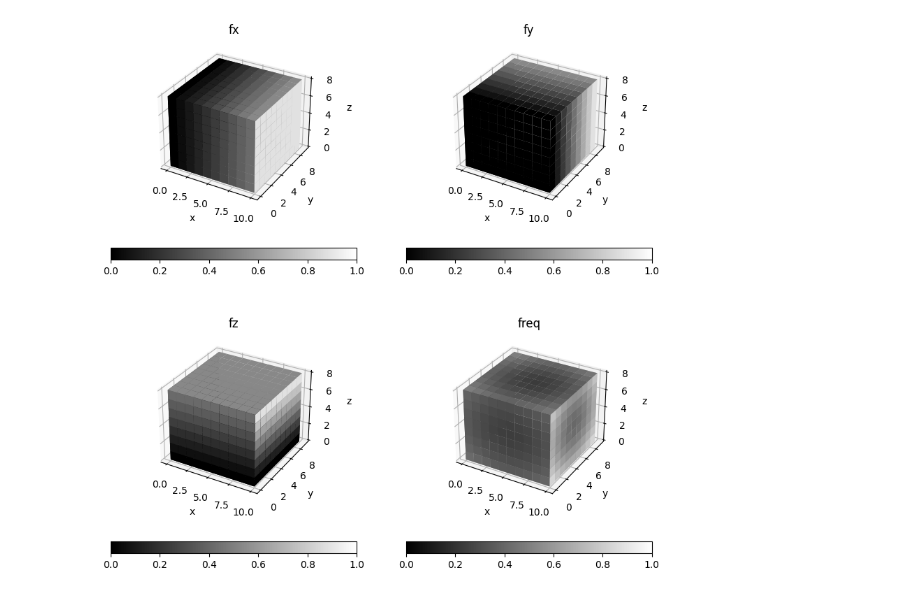
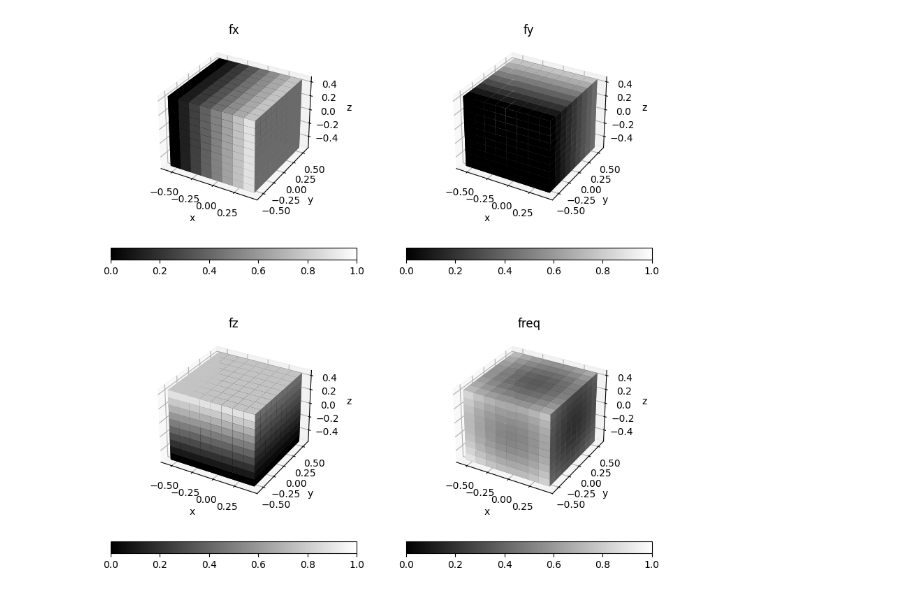
Before and after one commit to tom-a-horrocks/ppdenoise, a Jupyter notebook: test.ipynb, the cells around one changed output. Cells and saved outputs as stored; diff of their text form; code cells hidden in the pictures.

```diff
--- a/test.ipynb
+++ b/test.ipynb
@@ -60,35 +55,43 @@ ax.imshow(fftshift(angle_filter))
 # %%
+from ppdenoise.ppdenoise import _spaced_frequencies
 from collections import namedtuple
 from math import acos, sqrt, atan
 import numpy as np
 import matplotlib as mpl
 from mpl_toolkits.mplot3d import Axes3D
 
-plns, rows, cols = 8, 9, 10
-freq, fx, fy, fz = _filter_grids_3d(plns, rows, cols)
+def to_edges(centres: list[float]) -> list[float]:
+    diffs = np.diff(centres)
+    inner_edges = centres[:-1] + diffs / 2
+    border_pad = np.median(diffs) / 2
+    return [centres[0] - border_pad, *inner_edges, centres[-1] + border_pad]
+
+nx, ny, nz = 8, 9, 10
+fx_c, fy_c, fz_c = np.meshgrid(
+    to_edges(_spaced_frequencies(nx)),
+    to_edges(_spaced_frequencies(ny)),
+    to_edges(_spaced_frequencies(nz)),
+    indexing='ij'
+)
+freq, fx, fy, fz = _filter_grids_3d(nx, ny, nz)
 
 # Test axes
 fig: plt.Figure
 axes: np.ndarray[Axes3D]
 fig, axes = plt.subplots(2, 2, subplot_kw={"projection": "3d"})
 fig.set_size_inches(10, 10)
 
 for ax, vox, title in zip(axes.flatten(),
                           (fx, fy, fz, freq),
                           ('fx', 'fy', 'fz', 'freq')):
     vox = fftshift(vox)
-
-    size = np.array(vox.shape, dtype=np.intp)
-    coord_shape = tuple(size + 1)
-    z, y, x = np.indices(coord_shape)  # Grid follows PLANES-ROWS-COLS convention.
-
     m = mpl.cm.ScalarMappable(cmap=plt.cm.gray)
-    cax = ax.voxels(x, y, z, np.ones_like(vox), facecolors=mpl.colormaps['gray']((vox - vox.min()) / (vox.max() - vox.min())), alpha=1.0)
+    cax = ax.voxels(fx_c, fy_c, fz_c, np.ones_like(vox), facecolors=mpl.colormaps['gray']((vox - vox.min()) / (vox.max() - vox.min())), alpha=1.0)
     ax.set_title(title)
     ax.set_xlabel('x')
     ax.set_ylabel('y')
     ax.set_zlabel('z')
     m = mpl.cm.ScalarMappable(cmap=plt.cm.gray)
     fig.colorbar(m, ax=ax, orientation='horizontal')
 # %% [output]
-[figure, old version]
+[figure, new version]
```
Also changed, not shown: parts of 6 cells of this notebook, 2 other files.
